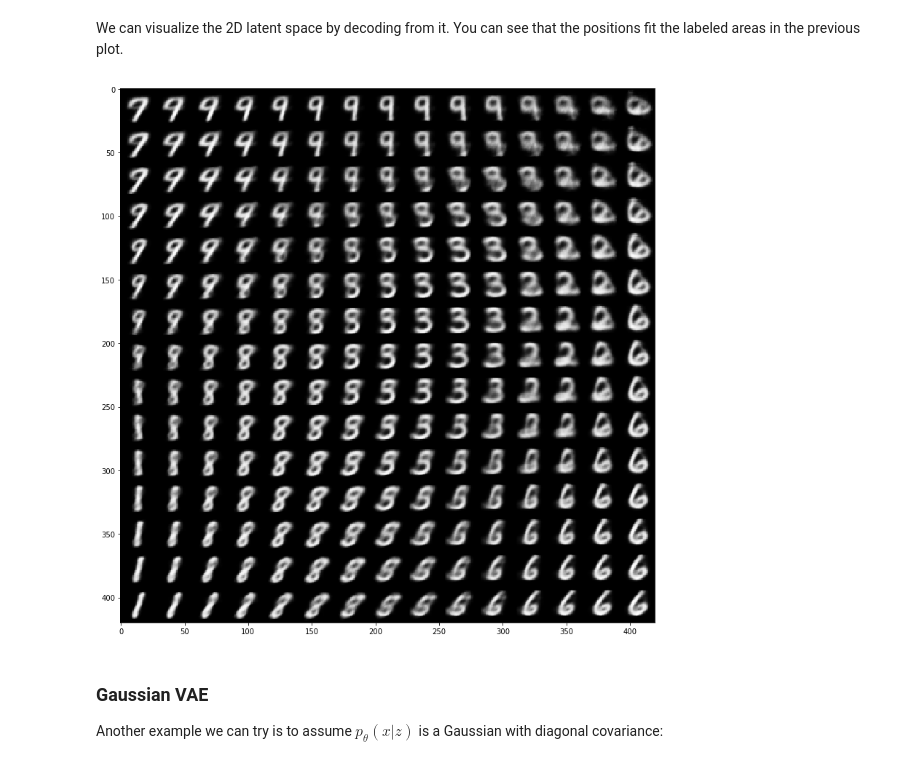
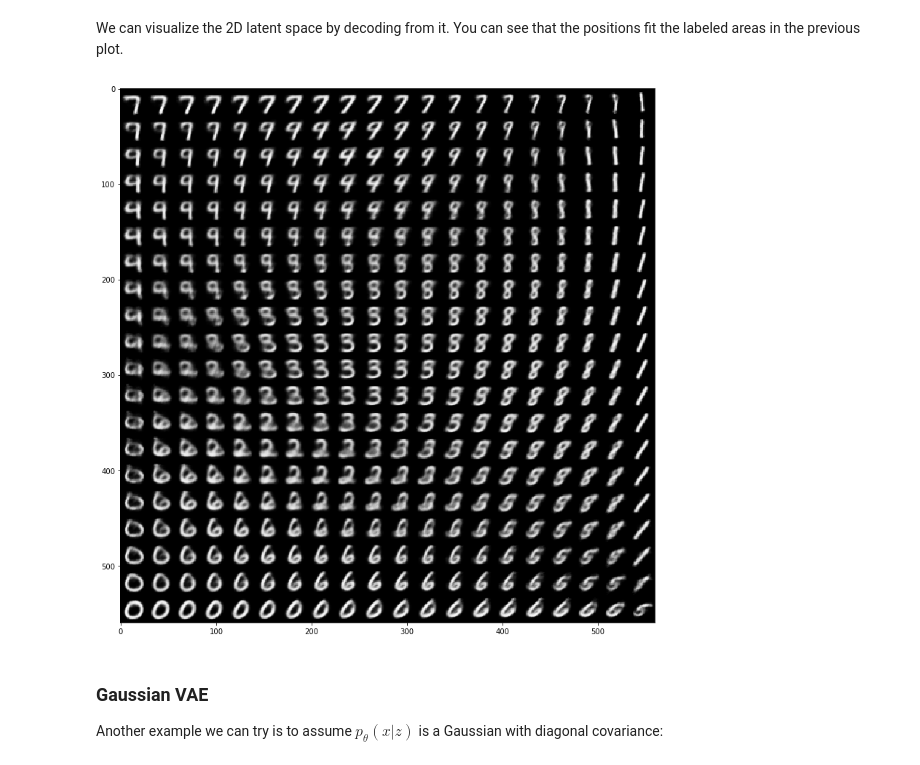
Before and after one commit to izikgo/KerasVAE, a Jupyter notebook: VariationalAutoencoder.ipynb, the cells around one changed output. Drawn from its saved outputs; the diff is of its cells as text; code cells hidden in the pictures.

Commit message:
changed plotting of latent space

```diff
--- a/VariationalAutoencoder.ipynb
+++ b/VariationalAutoencoder.ipynb
@@ -306,28 +305,28 @@ We can visualize the 2D latent space by decoding from it. You can see that the p
 # %%
 from scipy.stats import norm
 
 # display a 2D manifold of the images
-n = 15  # figure with 15x15 images
+n = 20  # figure with 20x20 images
 rows, cols = mnist_data_shape
 figure = np.zeros((rows * n, cols * n))
 # linearly spaced coordinates on the unit square are transformed through the inverse CDF (ppf)
 # of the Gaussian to produce values of the latent variables z, since the prior of the latent space
 # is Gaussian
-grid_x = norm.ppf(np.linspace(0.1, 0.9, n))
-grid_y = norm.ppf(np.linspace(0.1, 0.9, n))
+grid_x = norm.ppf(np.linspace(0.01, 0.99, n))
+grid_y = norm.ppf(np.linspace(0.01, 0.99, n))
 
 for i, yi in enumerate(grid_x):
     for j, xi in enumerate(grid_y):
         z_sample = np.array([[xi, yi]])
         x_decoded = ber_vae.decode(z_sample)
         img = x_decoded[0].reshape(rows, cols)
-        figure[i * rows: (i + 1) * rows,
+        figure[(n - 1 - i) * rows: (n - i) * rows,
                j * cols: (j + 1) * cols] = img
 
 plt.imshow(figure, cmap='Greys_r')
 plt.show()
 # %% [output]
-[figure, old version]
+[figure, new version]
 # %% [markdown]
 ### Gaussian VAE
 Another example we can try is to assume $p_{\theta}\left(x|z\right)$ is a Gaussian with diagonal covariance:
```
Also changed, not shown: parts of 6 cells of this notebook.
